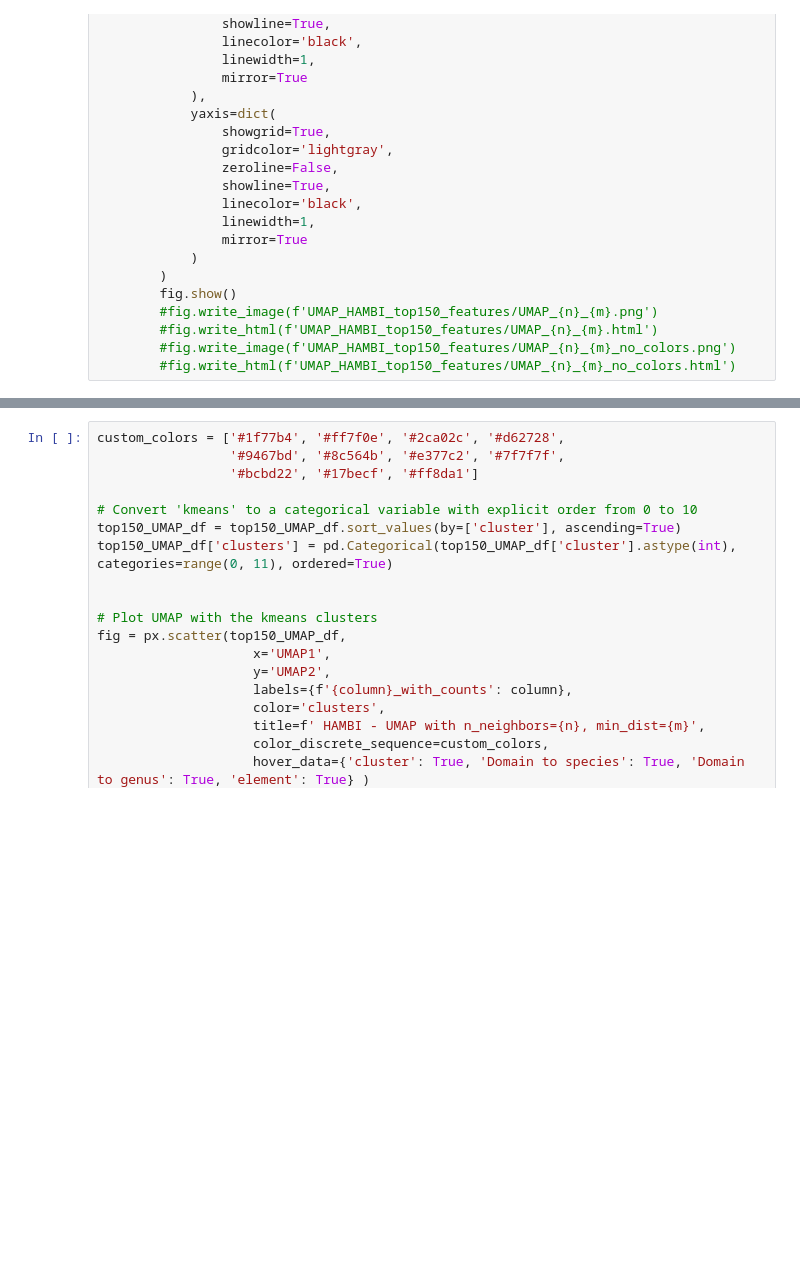
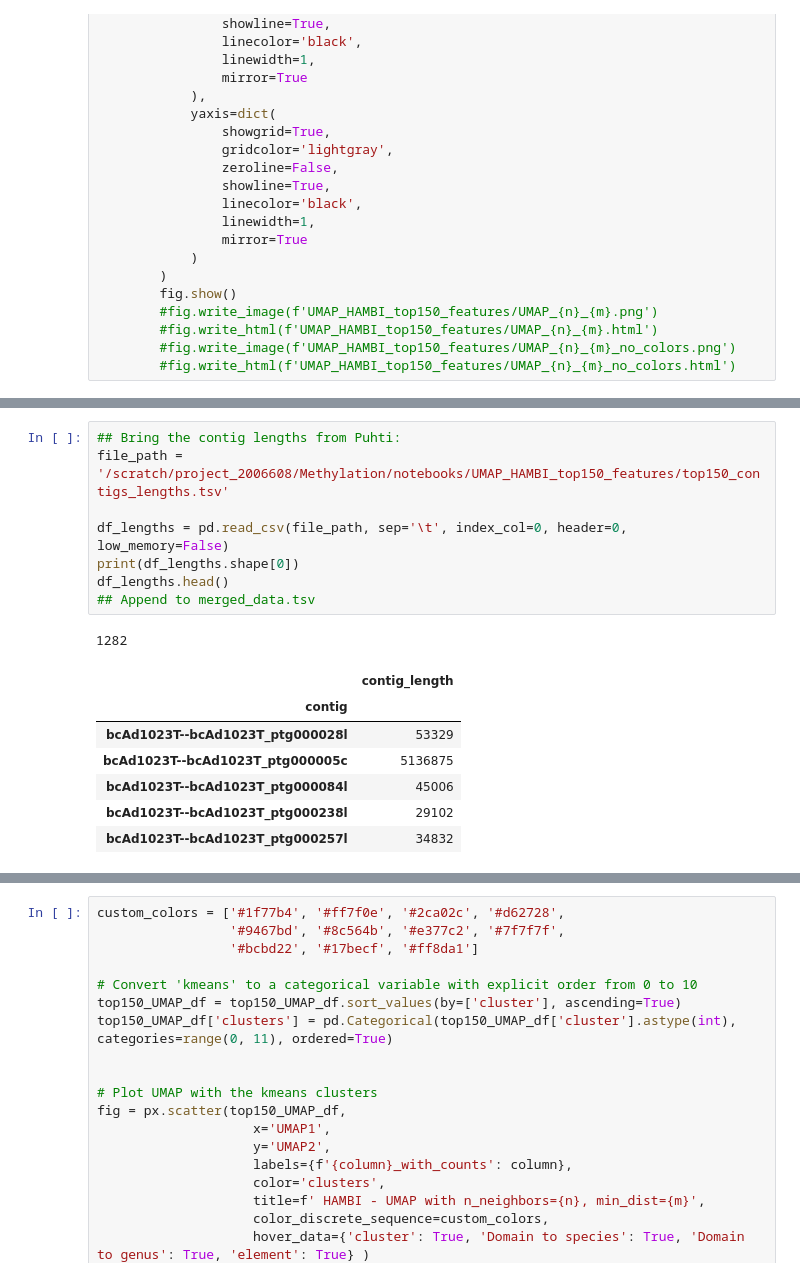
Before and after one commit to melinamarkkanen/Methylation, a Jupyter notebook: notebooks/UMAP_HAMBI.ipynb, the cells around one changed output, grey strips where cells are left out. Saved outputs shown, nothing was run; the diff lists cells and outputs as text; blank space fills up the shorter version.

Commit message:
latest notebook

```diff
--- a/notebooks/UMAP_HAMBI.ipynb
+++ b/notebooks/UMAP_HAMBI.ipynb
@@ -1215,0 +1230,17 @@ for n in n_neighbors:
+# %%
+## Bring the contig lengths from Puhti:
+file_path = '/scratch/project_2006608/Methylation/notebooks/UMAP_HAMBI_top150_features/top150_contigs_lengths.tsv'
+
+df_lengths = pd.read_csv(file_path, sep='\t', index_col=0, header=0, low_memory=False)
+print(df_lengths.shape[0])
+df_lengths.head()
+## Append to merged_data.tsv
+# %% [output]
+1282
+|  | contig_length |
+| contig |  |
+| bcAd1023T--bcAd1023T_ptg000028l | 53329 |
+| bcAd1023T--bcAd1023T_ptg000005c | 5136875 |
+| bcAd1023T--bcAd1023T_ptg000084l | 45006 |
+| bcAd1023T--bcAd1023T_ptg000238l | 29102 |
+| bcAd1023T--bcAd1023T_ptg000257l | 34832 |
```
Also changed, not shown: parts of 5 cells of this notebook, 1 other file.
